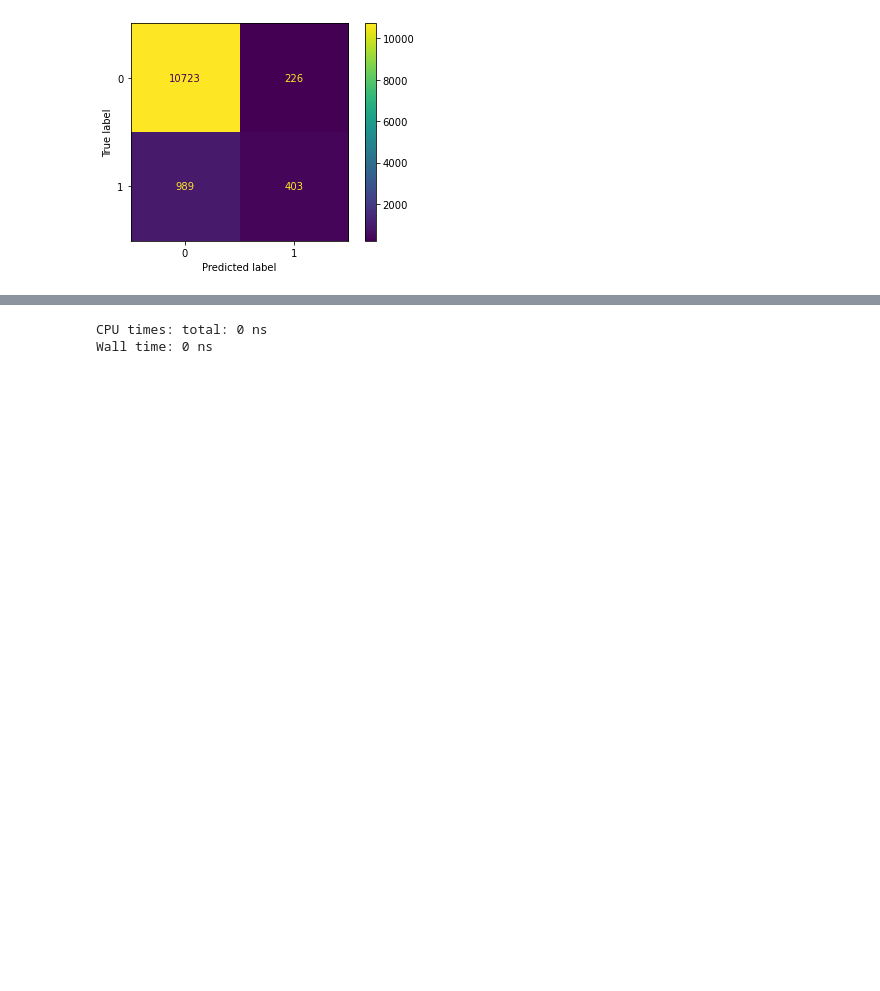
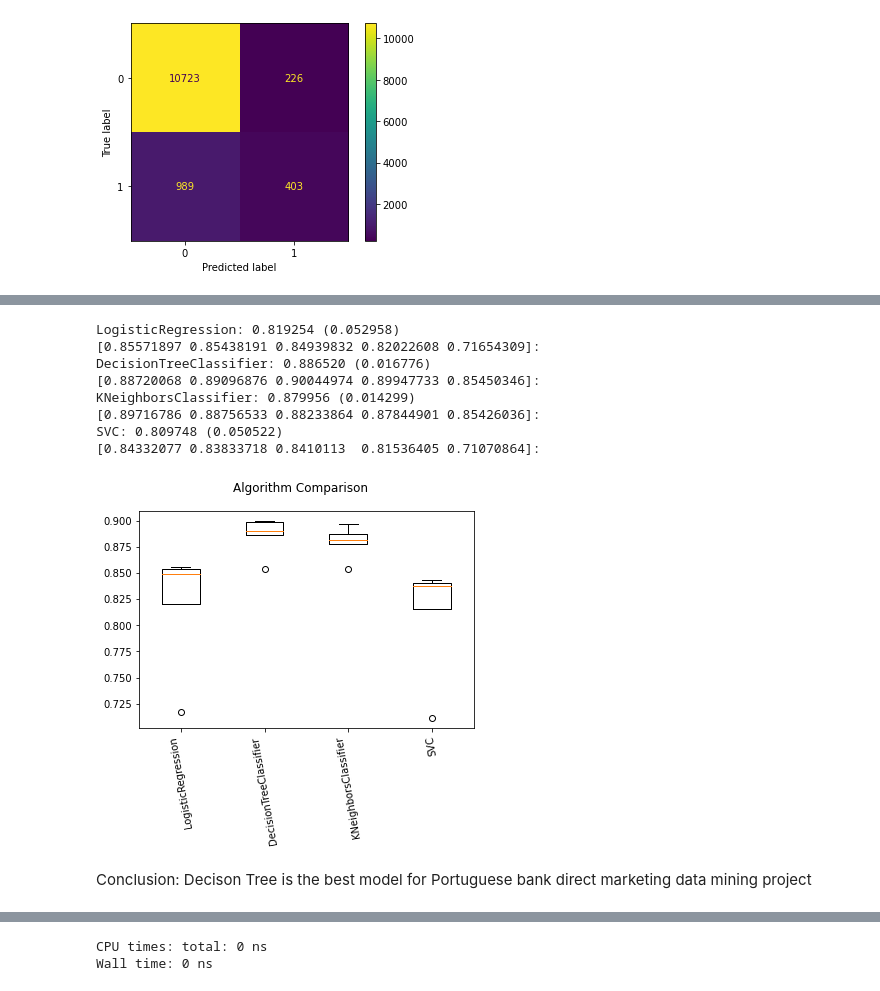
Before and after one commit to pranalee04/BH-PCMLAI-Module17-PracticalApplication-3, a Jupyter notebook: notebook/practical-assignment-3.ipynb, the cells around one changed output, grey strips where cells are left out. Cells and saved outputs as stored; diff of their text form; code cells hidden in the pictures; blank space fills up the shorter version.

```diff
--- a/notebook/practical-assignment-3.ipynb
+++ b/notebook/practical-assignment-3.ipynb
@@ -791,0 +880,34 @@ Now, we aim to compare the performance of the Logistic Regression model to our K
+# %%
+# evaluate each model in turn
+results = []
+names = []
+scoring = 'accuracy'
+kfold=10
+for name, model in models:
+    cv_results = cross_val_score(model, X, y, cv=5, scoring='accuracy')
+
+    results.append(cv_results)
+    names.append(name)
+    msg = "%s: %f (%f)" % (name, cv_results.mean(), cv_results.std())
+    print(msg)
+    print("%s:" % cv_results)
+fig = plt.figure()
+fig.suptitle('Algorithm Comparison')
+ax = fig.add_subplot(111)
+plt.boxplot(results)
+ax.set_xticklabels(names)
+ax.tick_params(axis='x', labelrotation = 100)
+plt.savefig("algorithmcomparision")
+plt.show()
+# %% [output]
+LogisticRegression: 0.819254 (0.052958)
+[0.85571897 0.85438191 0.84939832 0.82022608 0.71654309]:
+DecisionTreeClassifier: 0.886520 (0.016776)
+[0.88720068 0.89096876 0.90044974 0.89947733 0.85450346]:
+KNeighborsClassifier: 0.879956 (0.014299)
+[0.89716786 0.88756533 0.88233864 0.87844901 0.85426036]:
+SVC: 0.809748 (0.050522)
+[0.84332077 0.83833718 0.8410113  0.81536405 0.71070864]:
+[figure, added]
+# %% [markdown]
+Conclusion: Decison Tree is the best model for Portuguese bank direct marketing data mining project
```
Also changed, not shown: parts of 43 cells of this notebook, 8 other files.
